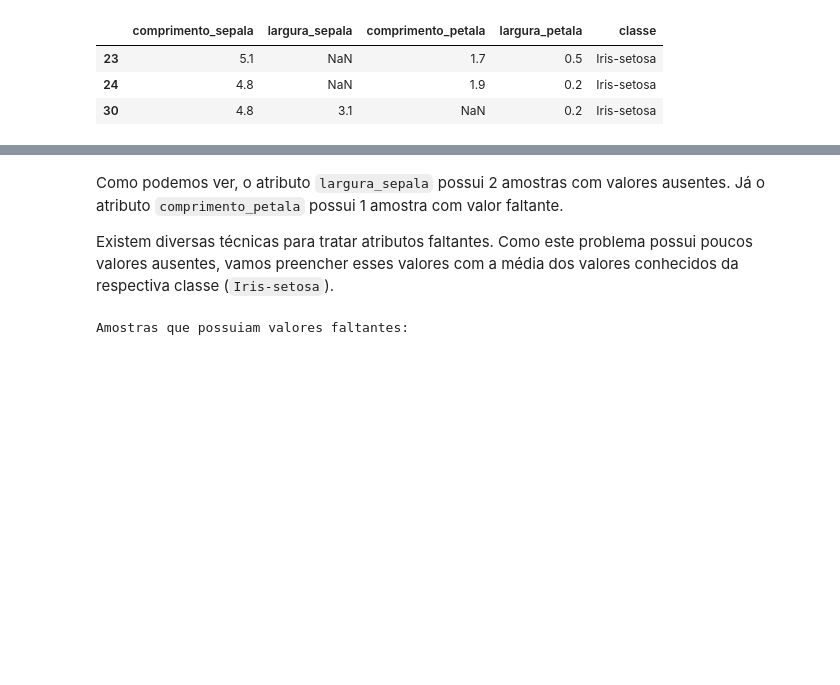
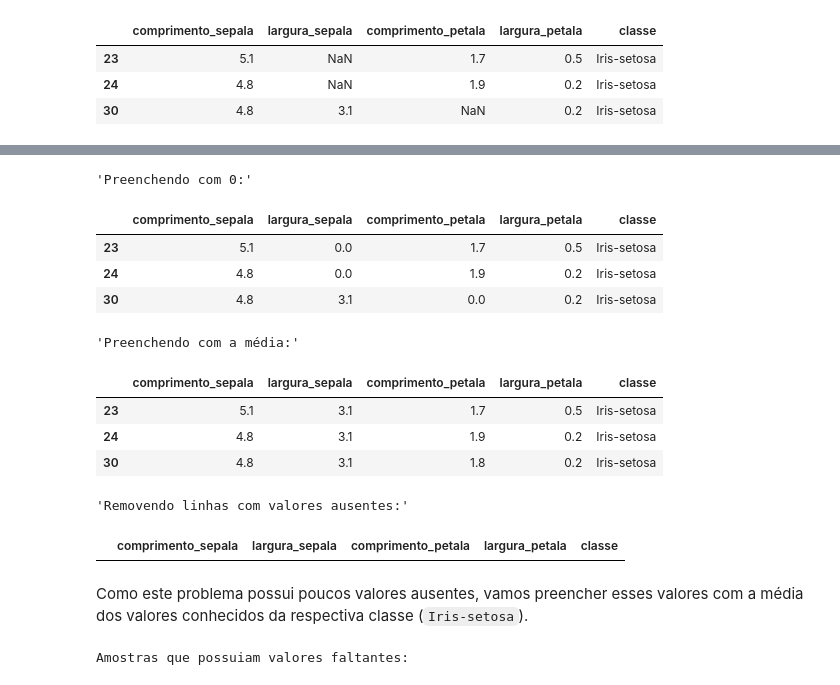
Before and after one commit to henriquemargotte/Aprendizado-de-Maquina-2025-2, a Jupyter notebook: Lab2/lab2.ipynb, the cells around one changed output, grey strips where cells are left out. Cells and saved outputs as stored; diff of their text form; code cells hidden in the pictures; blank space fills up the shorter version.

```diff
--- a/Lab2/lab2.ipynb
+++ b/Lab2/lab2.ipynb
@@ -151,9 +151,9 @@ display(df_dataset.head(n=10))
 Outro passo importante, é verificar se existem atributos com valores ausentes (*NaN*) na base de dados.
 # %%
 # índices das linhas que contém valores NaN
-idxRowNan = pd.isnull(df_dataset).any(1).to_numpy().nonzero()
+idxRowNan = pd.isnull(df_dataset).any(axis=1).to_numpy().nonzero()[0]
 
-# imprime apenas as linhas com valoes ausentes
+# imprime apenas as linhas com valores ausentes
 display(df_dataset.iloc[idxRowNan])
 # %% [output]
 |  | comprimento_sepala | largura_sepala | comprimento_petala | largura_petala | classe |
@@ -163,7 +167,26 @@ display(df_dataset.iloc[idxRowNan])
+# %%
+ausentes = df_dataset.iloc[idxRowNan]
+
+display("Preenchendo com 0:",ausentes.fillna(0)) # Preenche valores ausentes com 0
+
+display("Preenchendo com a média:", ausentes.fillna(ausentes.mean(numeric_only=True))) # Preenche valores ausentes com a média dos valores conhecidos
+
+display("Removendo linhas com valores ausentes:",ausentes.dropna()) # Remove os valores ausentes da base
+# %% [output]
+'Preenchendo com 0:'
+|  | comprimento_sepala | largura_sepala | comprimento_petala | largura_petala | classe |
+| 23 | 5.1 | 0.0 | 1.7 | 0.5 | Iris-setosa |
+| 24 | 4.8 | 0.0 | 1.9 | 0.2 | Iris-setosa |
+| 30 | 4.8 | 3.1 | 0.0 | 0.2 | Iris-setosa |
+'Preenchendo com a média:'
+|  | comprimento_sepala | largura_sepala | comprimento_petala | largura_petala | classe |
+| 23 | 5.1 | 3.1 | 1.7 | 0.5 | Iris-setosa |
+| 24 | 4.8 | 3.1 | 1.9 | 0.2 | Iris-setosa |
+| 30 | 4.8 | 3.1 | 1.8 | 0.2 | Iris-setosa |
+'Removendo linhas com valores ausentes:'
+|  | comprimento_sepala | largura_sepala | comprimento_petala | largura_petala | classe |
 # %% [markdown]
-Como podemos ver, o atributo `largura_sepala` possui 2 amostras com valores ausentes. Já o atributo `comprimento_petala` possui 1 amostra com valor faltante.
-
-Existem diversas técnicas para tratar atributos faltantes. Como este problema possui poucos valores ausentes, vamos preencher esses valores com a média dos valores conhecidos da respectiva classe (`Iris-setosa`).
+Como este problema possui poucos valores ausentes, vamos preencher esses valores com a média dos valores conhecidos da respectiva classe (`Iris-setosa`).
 # %%
 def trataFaltantes( df_dataset ):
     '''
```
Also changed, not shown: parts of 11 cells of this notebook.
